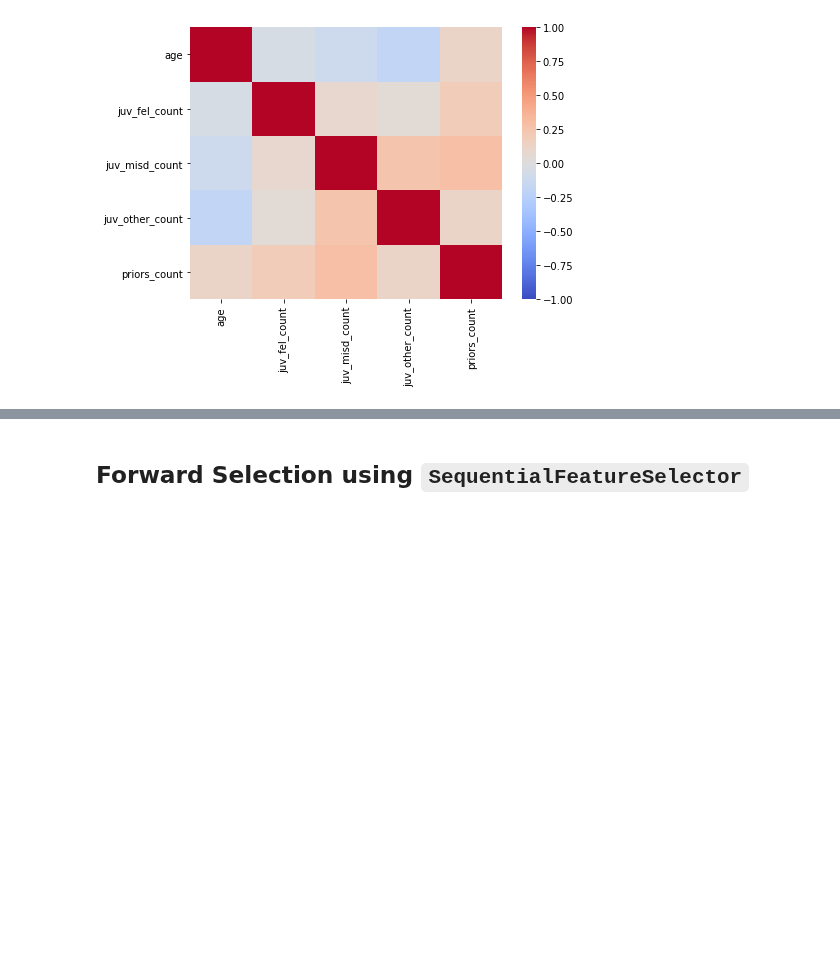
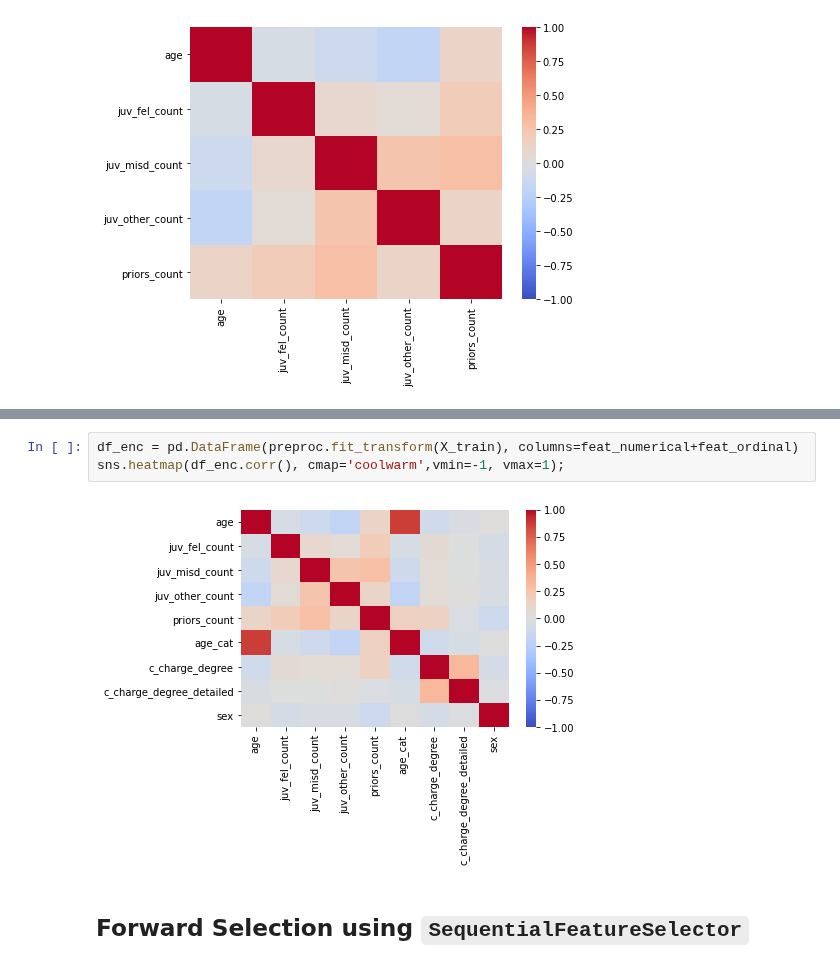
Before and after one commit to Heity94/Compas-recidivism-analysis, a Jupyter notebook: notebooks/Philipp/Data_preprocessing_Philipp.ipynb, the cells around one changed output, grey strips where cells are left out. Saved outputs shown, nothing was run; the diff lists cells and outputs as text; blank space fills up the shorter version.

```diff
--- a/notebooks/Philipp/Data_preprocessing_Philipp.ipynb
+++ b/notebooks/Philipp/Data_preprocessing_Philipp.ipynb
@@ -501,3 +549,8 @@ sns.heatmap(X_ordinally_encoded.corr(method='spearman'), cmap='coolwarm', vmin=-
+# %%
+df_enc = pd.DataFrame(preproc.fit_transform(X_train), columns=feat_numerical+feat_ordinal)
+sns.heatmap(df_enc.corr(), cmap='coolwarm',vmin=-1, vmax=1);
+# %% [output]
+[figure, added]
 # %% [markdown]
 ## Forward Selection using `SequentialFeatureSelector`
 # %%
```
Also changed, not shown: parts of 165 cells of this notebook.
